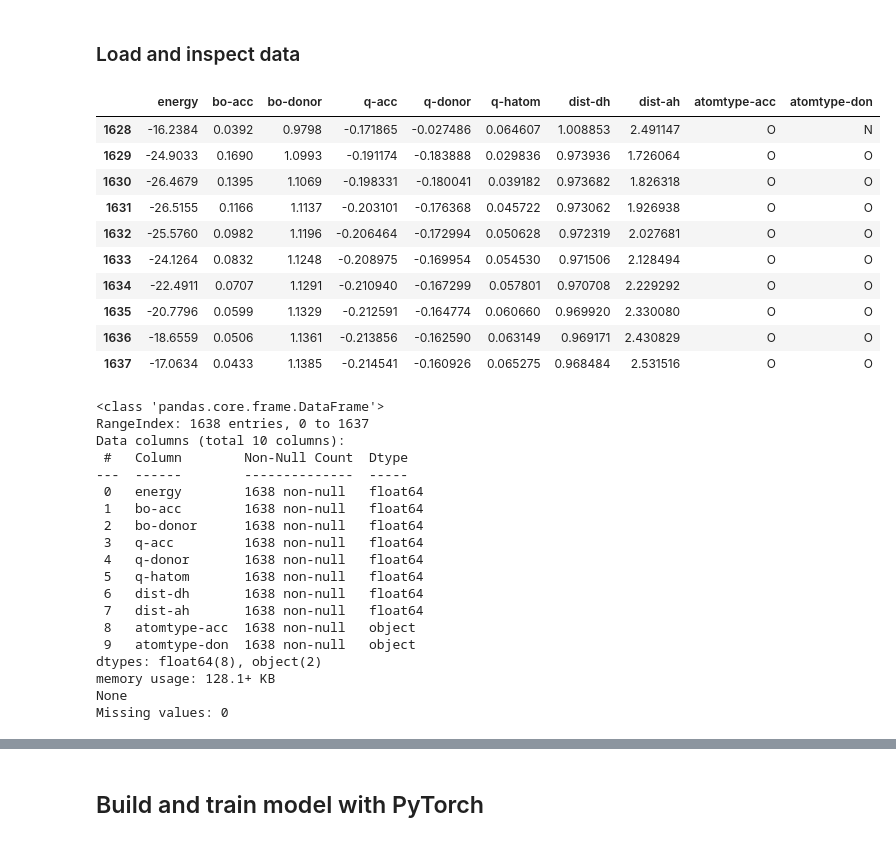
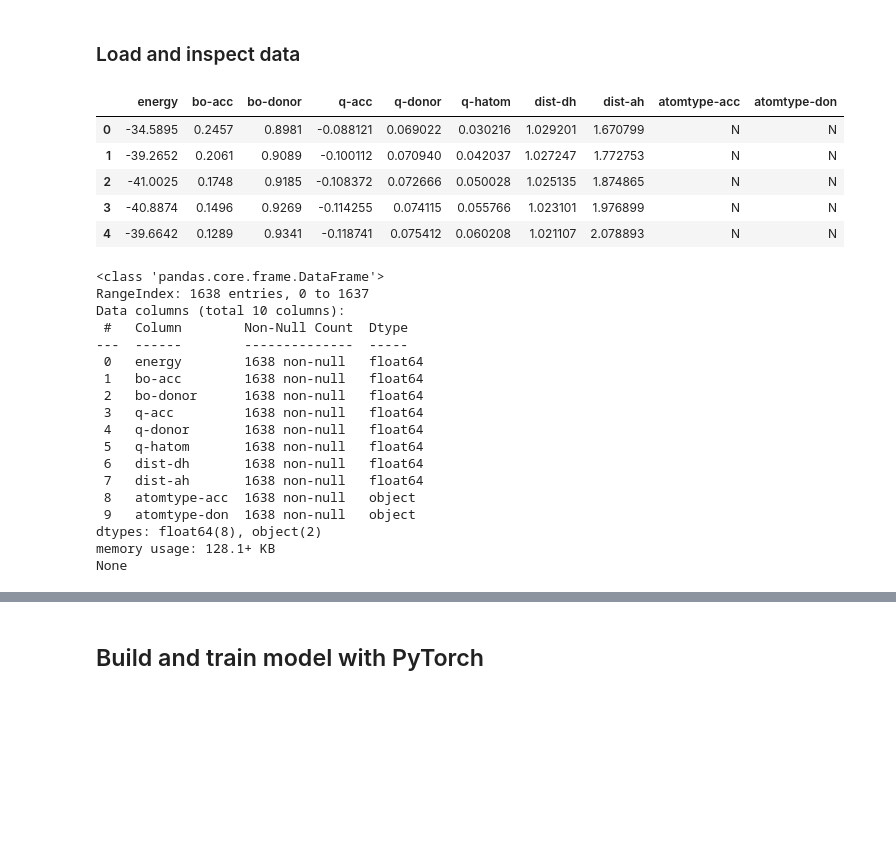
Before and after one commit to Sukanto54cl/ai-school-iom-2025, a Jupyter notebook: docs/day3.1_deep_learning/01_torch_regression.ipynb, the cells around one changed output, grey strips where cells are left out. Drawn from its saved outputs; the diff is of its cells as text; code cells hidden in the pictures; blank space fills up the shorter version.

```diff
--- a/docs/day3.1_deep_learning/01_torch_regression.ipynb
+++ b/docs/day3.1_deep_learning/01_torch_regression.ipynb
@@ -24,21 +25,15 @@ from sklearn.preprocessing import OneHotEncoder, StandardScaler
 ### Load and inspect data
 # %%
 df = pd.read_csv('data/HB_data.csv', sep=',')
-display(df.tail(10))
+display(df.head(5))
 print(df.info())
-print('Missing values:', df.isnull().sum().sum())
 # %% [output]
 |  | energy | bo-acc | bo-donor | q-acc | q-donor | q-hatom | dist-dh | dist-ah | atomtype-acc | atomtype-don |
-| 1628 | -16.2384 | 0.0392 | 0.9798 | -0.171865 | -0.027486 | 0.064607 | 1.008853 | 2.491147 | O | N |
-| 1629 | -24.9033 | 0.1690 | 1.0993 | -0.191174 | -0.183888 | 0.029836 | 0.973936 | 1.726064 | O | O |
-| 1630 | -26.4679 | 0.1395 | 1.1069 | -0.198331 | -0.180041 | 0.039182 | 0.973682 | 1.826318 | O | O |
-| 1631 | -26.5155 | 0.1166 | 1.1137 | -0.203101 | -0.176368 | 0.045722 | 0.973062 | 1.926938 | O | O |
-| 1632 | -25.5760 | 0.0982 | 1.1196 | -0.206464 | -0.172994 | 0.050628 | 0.972319 | 2.027681 | O | O |
-| 1633 | -24.1264 | 0.0832 | 1.1248 | -0.208975 | -0.169954 | 0.054530 | 0.971506 | 2.128494 | O | O |
-| 1634 | -22.4911 | 0.0707 | 1.1291 | -0.210940 | -0.167299 | 0.057801 | 0.970708 | 2.229292 | O | O |
-| 1635 | -20.7796 | 0.0599 | 1.1329 | -0.212591 | -0.164774 | 0.060660 | 0.969920 | 2.330080 | O | O |
-| 1636 | -18.6559 | 0.0506 | 1.1361 | -0.213856 | -0.162590 | 0.063149 | 0.969171 | 2.430829 | O | O |
-| 1637 | -17.0634 | 0.0433 | 1.1385 | -0.214541 | -0.160926 | 0.065275 | 0.968484 | 2.531516 | O | O |
+| 0 | -34.5895 | 0.2457 | 0.8981 | -0.088121 | 0.069022 | 0.030216 | 1.029201 | 1.670799 | N | N |
+| 1 | -39.2652 | 0.2061 | 0.9089 | -0.100112 | 0.070940 | 0.042037 | 1.027247 | 1.772753 | N | N |
+| 2 | -41.0025 | 0.1748 | 0.9185 | -0.108372 | 0.072666 | 0.050028 | 1.025135 | 1.874865 | N | N |
+| 3 | -40.8874 | 0.1496 | 0.9269 | -0.114255 | 0.074115 | 0.055766 | 1.023101 | 1.976899 | N | N |
+| 4 | -39.6642 | 0.1289 | 0.9341 | -0.118741 | 0.075412 | 0.060208 | 1.021107 | 2.078893 | N | N |
 <class 'pandas.core.frame.DataFrame'>
 RangeIndex: 1638 entries, 0 to 1637
 Data columns (total 10 columns):
@@ -57,4 +52,3 @@ Data columns (total 10 columns):
 dtypes: float64(8), object(2)
 memory usage: 128.1+ KB
 None
-Missing values: 0
```
Also changed, not shown: parts of 26 cells of this notebook, 1 other file.
